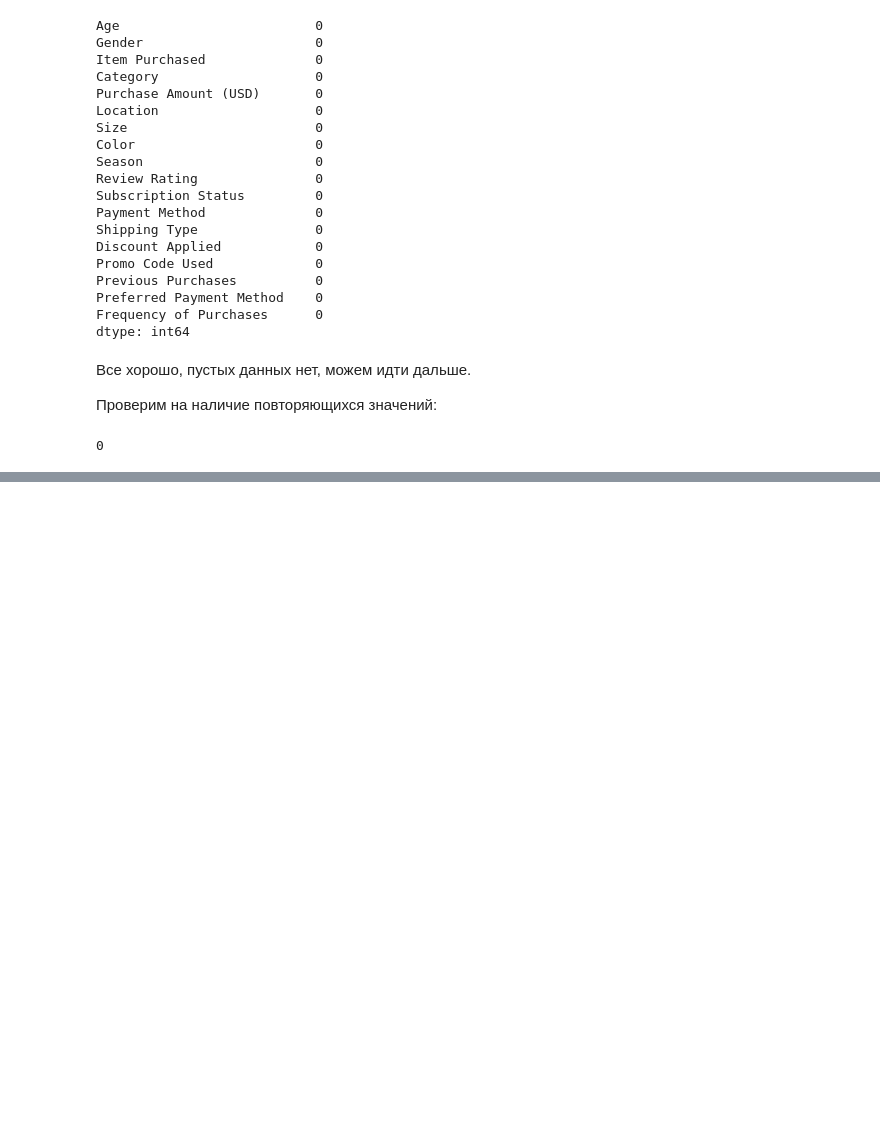
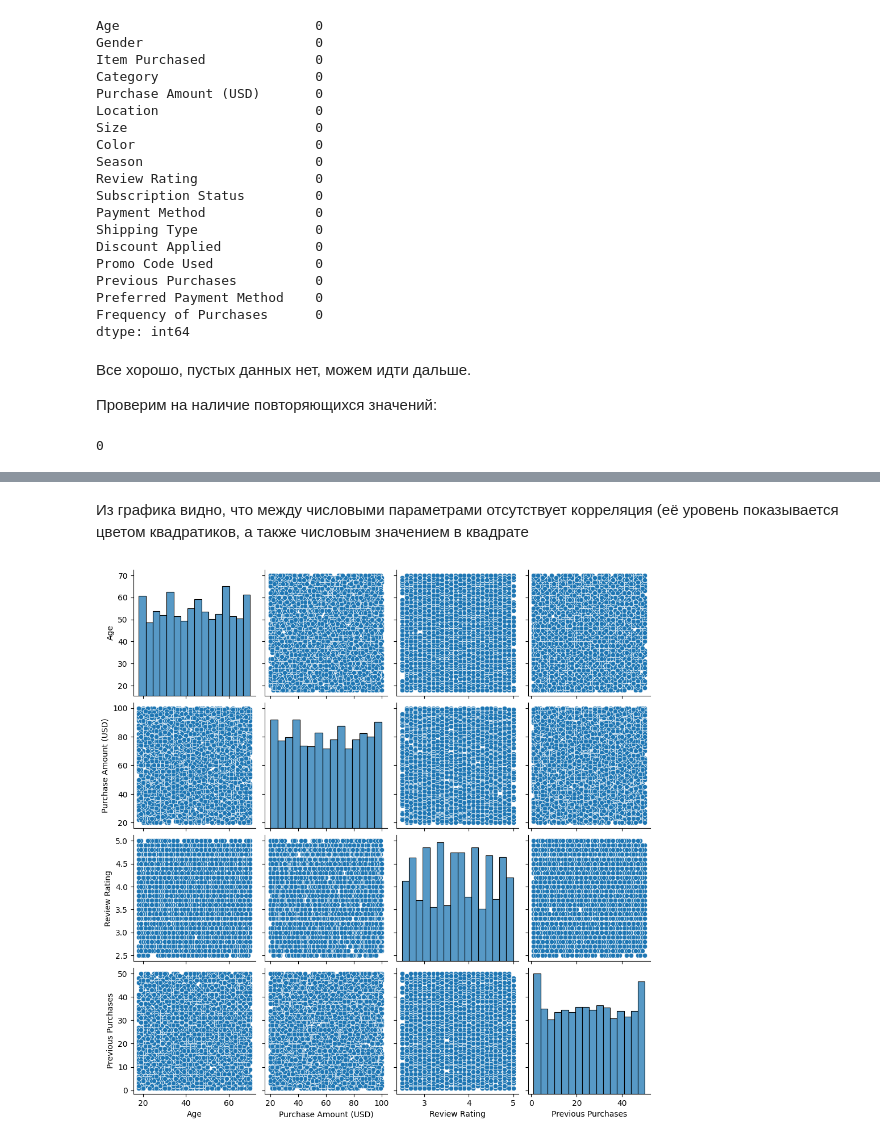
Before and after one commit to helli-op/Linear_Regression, a Jupyter notebook: HIS.ipynb, the cells around one changed output, grey strips where cells are left out. Drawn from its saved outputs; the diff is of its cells as text; code cells hidden in the pictures; blank space fills up the shorter version.

```diff
--- a/HIS.ipynb
+++ b/HIS.ipynb
@@ -108,0 +118,6 @@ df.duplicated().sum()
+# %% [markdown]
+Из графика видно, что между числовыми параметрами отсутствует корреляция (её уровень показывается цветом квадратиков, а также числовым значением в квадрате
+# %%
+sns.pairplot(df); #в продолжение идеи об отсутствии корреляции, построим парные графики
+# %% [output]
+[figure, added]
```
Also changed, not shown: parts of 4 cells of this notebook.
